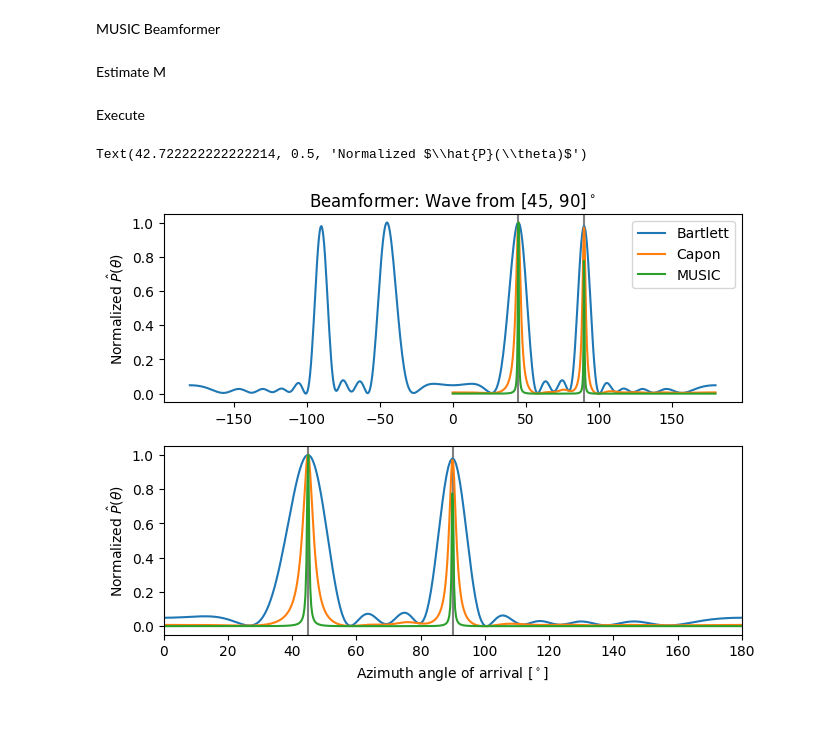
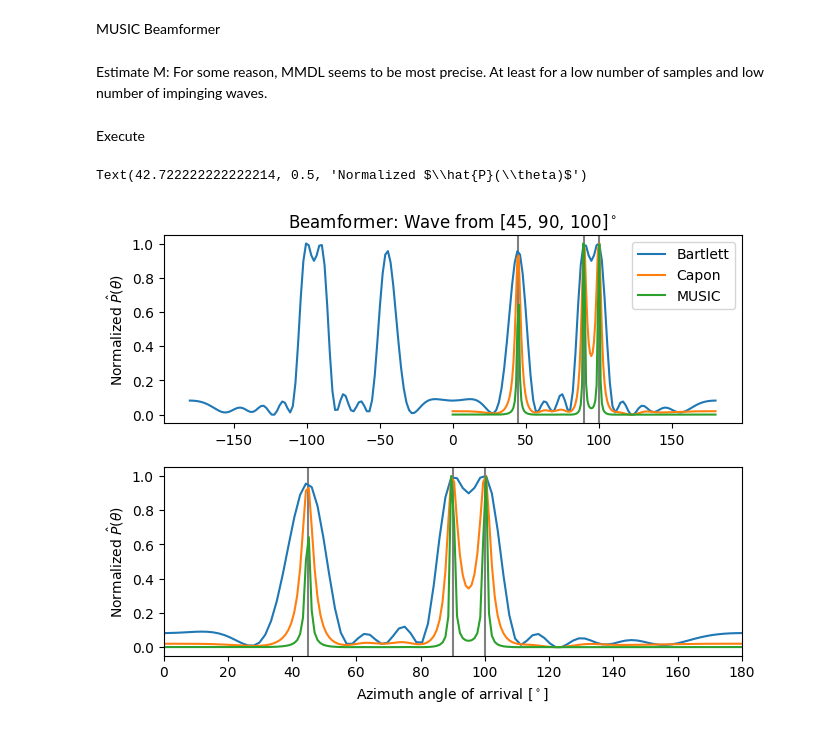
Before and after one commit to Madsen95/ASSP_Miniproject, a Jupyter notebook: dev/1D-Beamformers.ipynb, the cells around one changed output. Cells and saved outputs as stored; diff of their text form; code cells hidden in the pictures.

```diff
--- a/dev/1D-Beamformers.ipynb
+++ b/dev/1D-Beamformers.ipynb
@@ -4,7 +4,7 @@ import matplotlib.pyplot as plt
 # %% [markdown]
 Generate Uniform Linear Array (ULA)
 # %%
-def get_ULA(el, L, N, sVar=10, phi=None, d=None, f0=2.4e9, r0=0):
+def get_ULA(el, L, N, sVar=1, phi=None, d=None, f0=2.4e9, r0=0):
     # Prepare inputs
     el = np.deg2rad(el)
     lambd = 300e6 / f0
@@ -119,8 +118,38 @@ def MUSIC_beamforming(x, r, M, resolution=None, f0=2.4e9):
         P_MUSIC[n] = 1 / (A[:,n].conj().T @ Un @ Un.conj().T @ A[:,n])
 
     return P_MUSIC, np.rad2deg(el_search)
-# %% [markdown]
-Estimate M
+# %% [markdown]
+Estimate M: For some reason, MMDL seems to be most precise. At least for a low number of samples and low number of impinging waves.
+# %%
+def estimate_M(x, method='MMDL'):
+    L, N = x.shape
+    R = x @ x.conj().T / N
+    E, _ = np.linalg.eig(R)
+    idx = np.argsort(E)
+    E = np.flipud(E[idx])
+    pn = L - 1
+
+    if method == 'MDL':
+        M_est = np.zeros(pn)
+        for i in range(1, pn+1):
+            term = np.prod(np.abs(E[i:pn+1]))**(1 / (L - i)) / ((1 / (L - i)) * np.sum(np.abs(E[i:pn+1])))
+            M_est[i-1] = -N * (L - i) * np.log(term) + i / 2 * (2 * L - i) * np.log(N)
+
+    elif method == 'AIC':
+        M_est = np.zeros(pn)
+        for i in range(1, pn+1):
+            term = np.prod(np.abs(E[i:pn+1]))**(1 / (L - i)) / ((1 / (L - i)) * np.sum(np.abs(E[i:pn+1])))
+            M_est[i-1] = -N * (L - i) * np.log(term) + i * (2 * L - i) * np.log(N)
+
+    elif method == 'MMDL':
+        p = np.arange(1, pn+1).reshape([1, pn])
+        M_est = N * np.log(E[np.arange(pn)]) + 1/2 * (p**2 + p) * np.log(N)
+
+    return np.argmin(M_est)
+
+#print(estimate_M(x, 'MDL'))
+#print(estimate_M(x, 'AIC'))
+#print(estimate_M(x, 'MMDL'))
 # %% [markdown]
 Execute
 # %%
@@ -130,36 +159,38 @@ def normalize(arr):
     return norm_arr
 
 # Generate signals in ULA
-theta_vec = [45, 90]    # List of impinging waves [deg]
-N = 300                 # Number of observations
+theta_vec = [45, 90, 100]    # List of impinging waves [deg]
+N = 100                 # Number of observations
 L = 11                  # Number of array elements
 x, r = get_ULA(theta_vec, L, N)
 x += get_noise(x, 5)
 
+# Estimate number of impinging waves
+M_est = estimate_M(x, method='MMDL')
+
 # Compute solution for beamforming
 Pb, el_batlett = bartlett_beamforming(x, r)
 Pc, el_capon = capon_beamforming(x, r)
-M_est = len(theta_vec)
 Pm, el_music = MUSIC_beamforming(x, r, M_est)
 
 # Plot solution
 fig, (ax1, ax2) = plt.subplots(2, 1)
 for theta in theta_vec:
     ax1.axvline(x = theta, color='gray')
     ax2.axvline(x = theta, color='gray')
 fig.tight_layout()
 ax1.plot(el_batlett, normalize(Pb), label='Bartlett')
 ax1.plot(el_capon, normalize(Pc), label='Capon')
 ax1.plot(el_music, normalize(Pm), label='MUSIC')
 ax2.plot(el_batlett, normalize(Pb), label='Bartlett')
 ax2.plot(el_capon, normalize(Pc), label='Capon')
 ax2.plot(el_music, normalize(Pm), label='MUSIC')
 ax2.set_xlim([0, np.max(el_music)])
 ax1.legend()
 ax1.set_title(f'Beamformer: Wave from {theta_vec}$^\\circ$')
 ax1.set_ylabel('Normalized $\hat{P}(\\theta)$')
 ax2.set_xlabel('Azimuth angle of arrival [$^\\circ$]')
 ax2.set_ylabel('Normalized $\hat{P}(\\theta)$')
 # %% [output]
 Text(42.722222222222214, 0.5, 'Normalized $\\hat{P}(\\theta)$')
-[figure, old version]
+[figure, new version]
```
Also changed, not shown: parts of 1 cell of this notebook.
